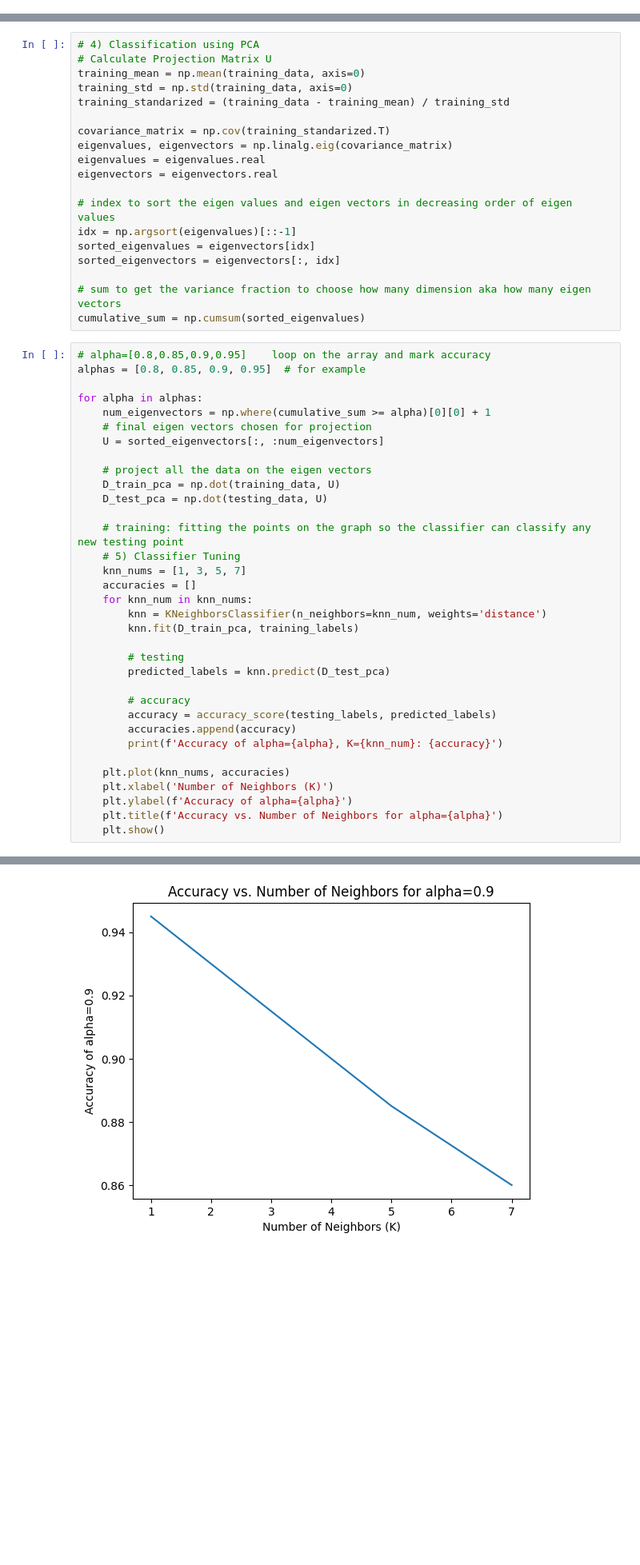
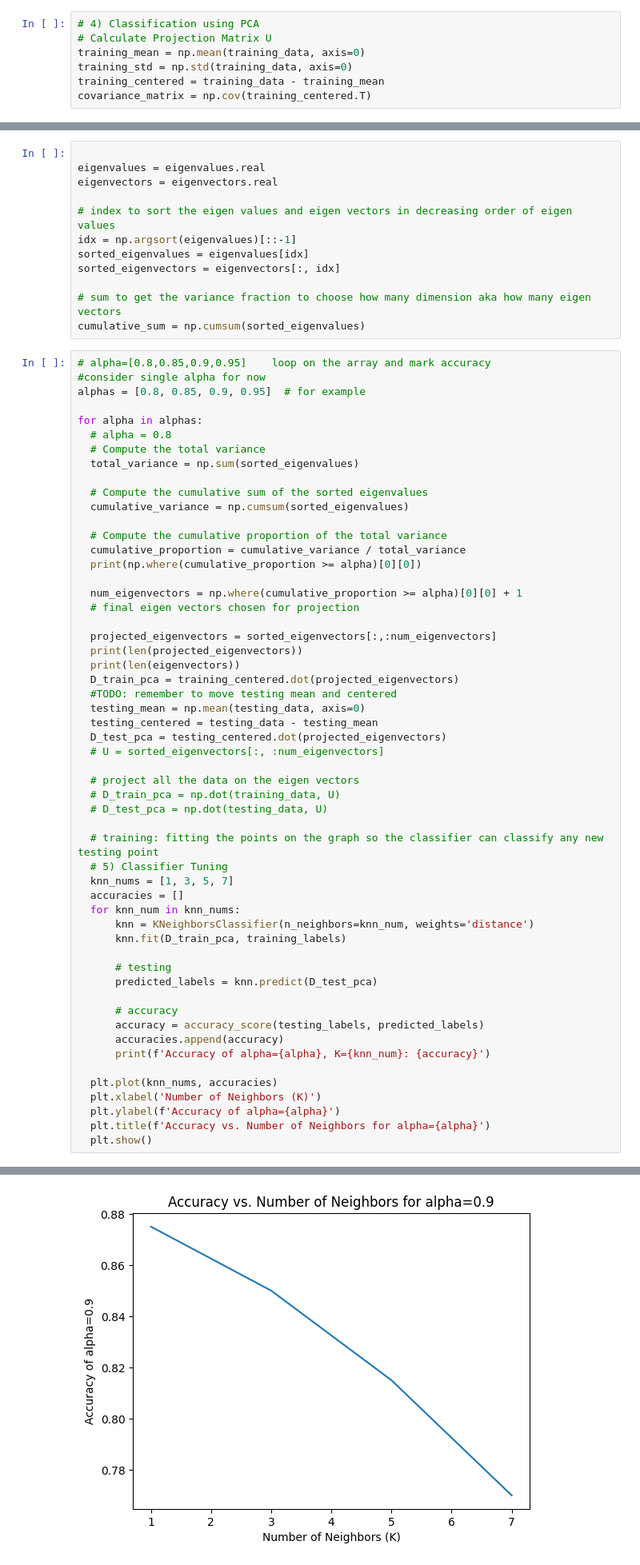
Before and after one commit to adelyasser00/Face-Recognition, a Jupyter notebook: 6207_6848_Face_Recogition.ipynb, the cells around one changed output, grey strips where cells are left out. Shown at 80% size. Drawn from its saved outputs; the diff is of its cells as text; blank space fills up the shorter version.

```diff
--- a/6207_6848_Face_Recogition.ipynb
+++ b/6207_6848_Face_Recogition.ipynb
@@ -63,0 +83,7 @@ testing_labels = y[1::2]
+# %%
+# 4) Classification using PCA
+# Calculate Projection Matrix U
+training_mean = np.mean(training_data, axis=0)
+training_std = np.std(training_data, axis=0)
+training_centered = training_data - training_mean
+covariance_matrix = np.cov(training_centered.T)
@@ -64,54 +96,68 @@ testing_labels = y[1::2]
 # %%
-# 4) Classification using PCA
-# Calculate Projection Matrix U
-training_mean = np.mean(training_data, axis=0)
-training_std = np.std(training_data, axis=0)
-training_standarized = (training_data - training_mean) / training_std
 
-covariance_matrix = np.cov(training_standarized.T)
-eigenvalues, eigenvectors = np.linalg.eig(covariance_matrix)
 eigenvalues = eigenvalues.real
 eigenvectors = eigenvectors.real
 
 # index to sort the eigen values and eigen vectors in decreasing order of eigen values
 idx = np.argsort(eigenvalues)[::-1]
-sorted_eigenvalues = eigenvectors[idx]
+sorted_eigenvalues = eigenvalues[idx]
 sorted_eigenvectors = eigenvectors[:, idx]
 
 # sum to get the variance fraction to choose how many dimension aka how many eigen vectors
 cumulative_sum = np.cumsum(sorted_eigenvalues)
 # %%
 # alpha=[0.8,0.85,0.9,0.95]    loop on the array and mark accuracy
+#consider single alpha for now
 alphas = [0.8, 0.85, 0.9, 0.95]  # for example
 
 for alpha in alphas:
-    num_eigenvectors = np.where(cumulative_sum >= alpha)[0][0] + 1
-    # final eigen vectors chosen for projection
-    U = sorted_eigenvectors[:, :num_eigenvectors]
+  # alpha = 0.8
+  # Compute the total variance
+  total_variance = np.sum(sorted_eigenvalues)
 
-    # project all the data on the eigen vectors
-    D_train_pca = np.dot(training_data, U)
-    D_test_pca = np.dot(testing_data, U)
+  # Compute the cumulative sum of the sorted eigenvalues
+  cumulative_variance = np.cumsum(sorted_eigenvalues)
 
-    # training: fitting the points on the graph so the classifier can classify any new testing point
-    # 5) Classifier Tuning
-    knn_nums = [1, 3, 5, 7]
-    accuracies = []
-    for knn_num in knn_nums:
-        knn = KNeighborsClassifier(n_neighbors=knn_num, weights='distance')
-        knn.fit(D_train_pca, training_labels)
+  # Compute the cumulative proportion of the total variance
+  cumulative_proportion = cumulative_variance / total_variance
+  print(np.where(cumulative_proportion >= alpha)[0][0])
 
-        # testing
-        predicted_labels = knn.predict(D_test_pca)
+  num_eigenvectors = np.where(cumulative_proportion >= alpha)[0][0] + 1
+  # final eigen vectors chosen for projection
 
-        # accuracy
-        accuracy = accuracy_score(testing_labels, predicted_labels)
-        accuracies.append(accuracy)
-        print(f'Accuracy of alpha={alpha}, K={knn_num}: {accuracy}')
+  projected_eigenvectors = sorted_eigenvectors[:,:num_eigenvectors]
+  print(len(projected_eigenvectors))
+  print(len(eigenvectors))
+  D_train_pca = training_centered.dot(projected_eigenvectors)
+  #TODO: remember to move testing mean and centered
+  testing_mean = np.mean(testing_data, axis=0)
+  testing_centered = testing_data - testing_mean
+  D_test_pca = testing_centered.dot(projected_eigenvectors)
+  # U = sorted_eigenvectors[:, :num_eigenvectors]
 
-    plt.plot(knn_nums, accuracies)
-    plt.xlabel('Number of Neighbors (K)')
-    plt.ylabel(f'Accuracy of alpha={alpha}')
-    plt.title(f'Accuracy vs. Number of Neighbors for alpha={alpha}')
-    plt.show()
+  # project all the data on the eigen vectors
+  # D_train_pca = np.dot(training_data, U)
+  # D_test_pca = np.dot(testing_data, U)
+
+  # training: fitting the points on the graph so the classifier can classify any new testing point
+  # 5) Classifier Tuning
+  knn_nums = [1, 3, 5, 7]
+  accuracies = []
+  for knn_num in knn_nums:
+      knn = KNeighborsClassifier(n_neighbors=knn_num, weights='distance')
+      knn.fit(D_train_pca, training_labels)
+
+      # testing
+      predicted_labels = knn.predict(D_test_pca)
+
+      # accuracy
+      accuracy = accuracy_score(testing_labels, predicted_labels)
+      accuracies.append(accuracy)
+      print(f'Accuracy of alpha={alpha}, K={knn_num}: {accuracy}')
+
+  plt.plot(knn_nums, accuracies)
+  plt.xlabel('Number of Neighbors (K)')
+  plt.ylabel(f'Accuracy of alpha={alpha}')
+  plt.title(f'Accuracy vs. Number of Neighbors for alpha={alpha}')
+  plt.show()
 # %% [output]
@@ -132 +187 @@ Accuracy of alpha=0.9, K=7: 0.86
-[figure, old version]
+[figure, new version]
```
Also changed, not shown: parts of 6 cells of this notebook, 2 other files.
